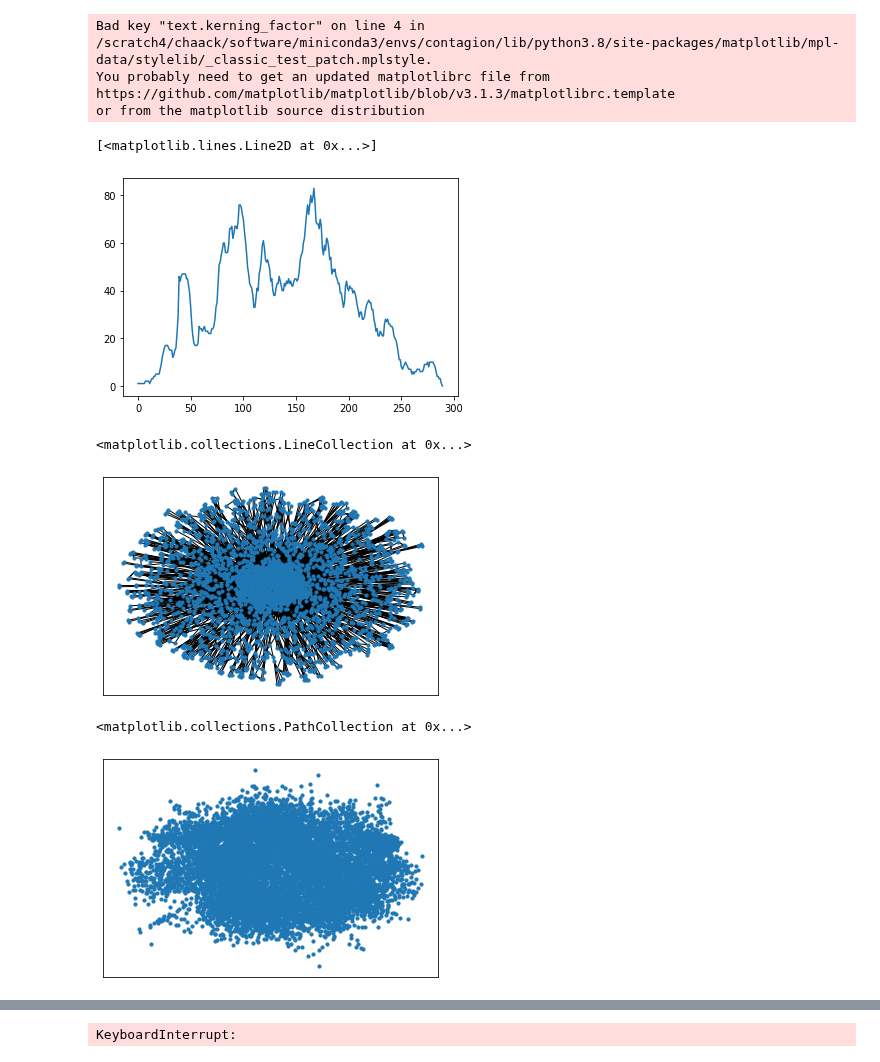
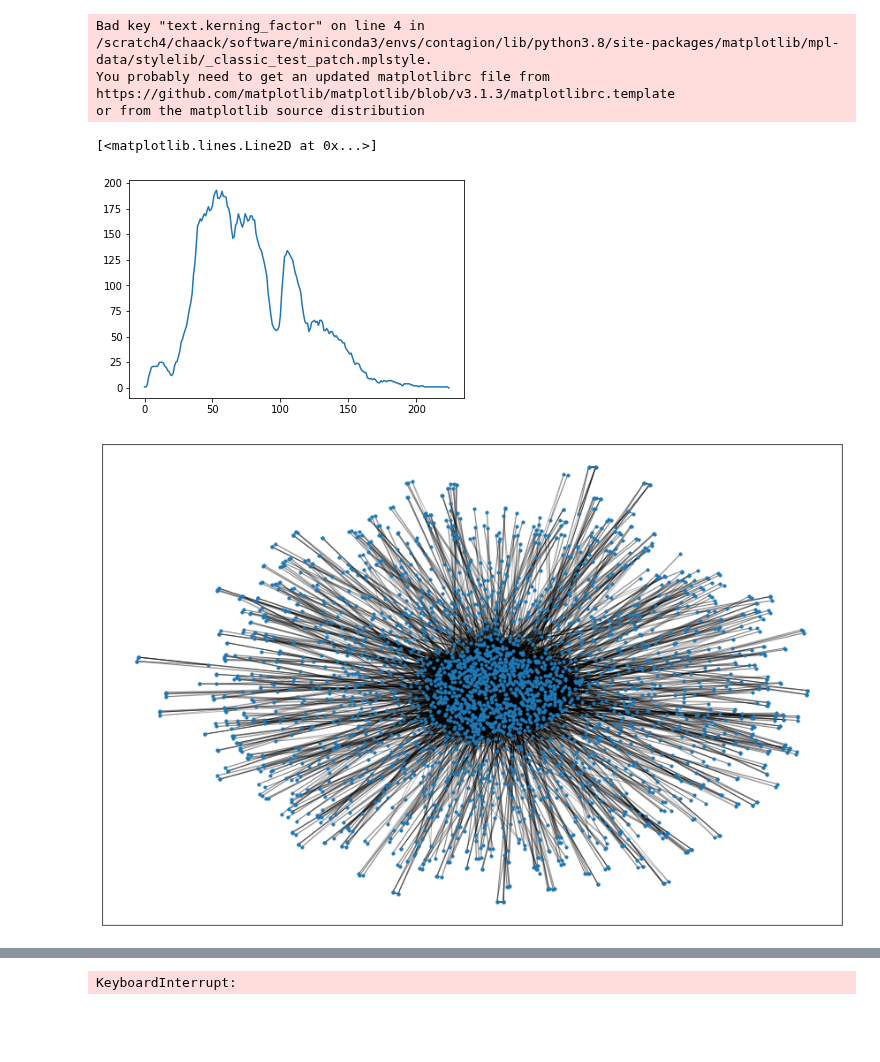
Before and after one commit to chrhck/contagion, a Jupyter notebook: examples/plot_animated_graph.ipynb, the cells around one changed output, grey strips where cells are left out. Drawn from its saved outputs; the diff is of its cells as text; code cells hidden in the pictures; blank space fills up the shorter version.

```diff
--- a/examples/plot_animated_graph.ipynb
+++ b/examples/plot_animated_graph.ipynb
@@ -27,22 +27,17 @@ You probably need to get an updated matplotlibrc file from
 https://github.com/matplotlib/matplotlib/blob/v3.1.3/matplotlibrc.template
 or from the matplotlib source distribution
 # %%
-stats, _, g = pickle.load(open("/scratch4/chaack/data/contagion/runs/5/config_611.pickle", "rb"))["results"][2]
+stats, _, g = pickle.load(open("run9_conf357.pickle", "rb"))["results"][1]
 # %%
 plt.plot(stats["is_infected"])
 # %% [output]
 [<matplotlib.lines.Line2D at 0x...>]
-[figure, old version]
+[figure, new version]
 # %%
-#pos = nx.spring_layout(g, k=4/np.sqrt(g.number_of_nodes()))
+#pos = nx.spring_layout(g, k=1/np.sqrt(g.number_of_nodes()))
+plt.figure(figsize=(15, 10))
 nx.draw_networkx_nodes(g, pos, node_size=10)
-nx.draw_networkx_edges(g, pos)
+nx.draw_networkx_edges(g, pos, alpha=0.3)
+plt.savefig("school_graph_example.png", dpi=150)
 # %% [output]
-<matplotlib.collections.LineCollection at 0x...>
-[figure, old version]
+[figure, new version]
-# %%
-pos = nx.spring_layout(g, k=4/np.sqrt(g.number_of_nodes()))
-nx.draw_networkx_nodes(g, pos, node_size=10)
-# %% [output]
-<matplotlib.collections.PathCollection at 0x...>
-[figure, removed]
```
Also changed, not shown: parts of 2 cells of this notebook, 5 other files.
